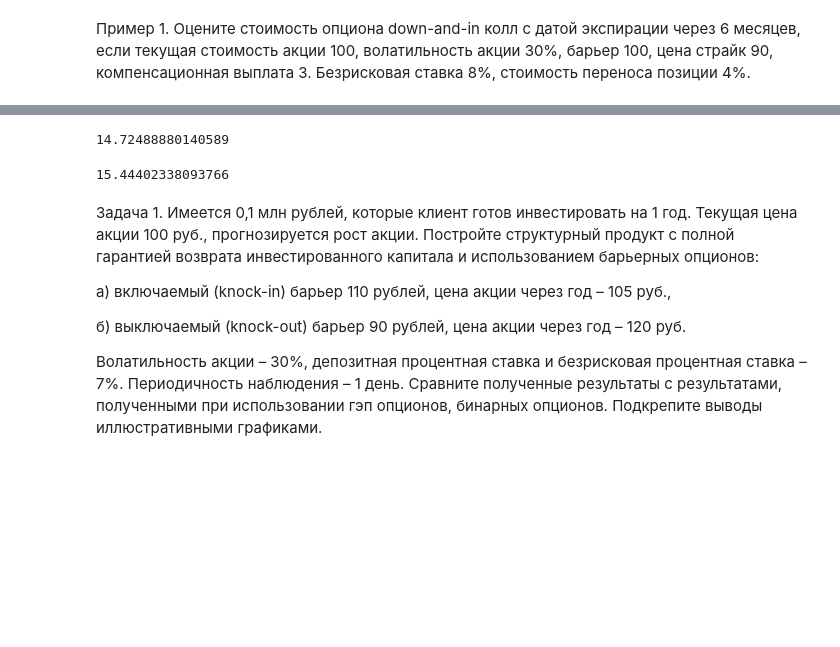
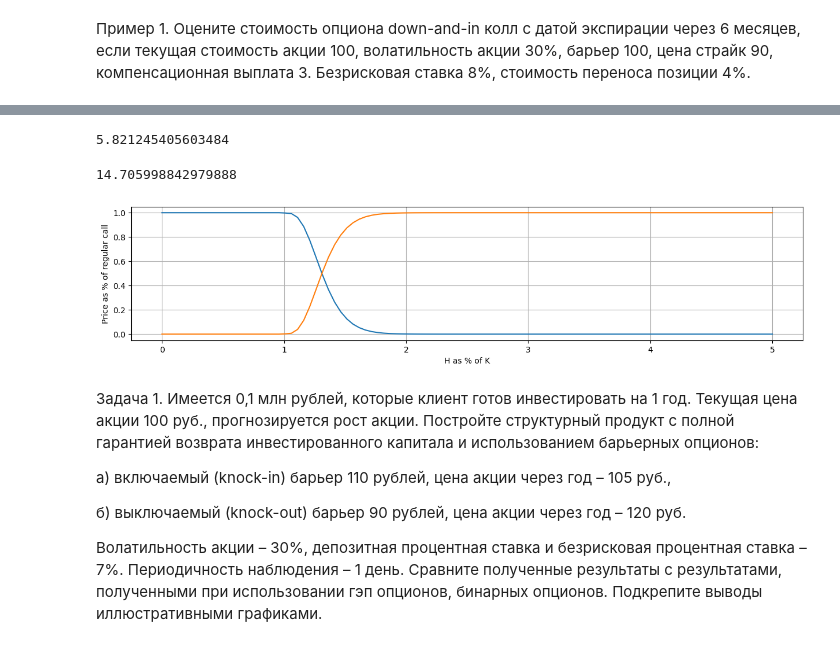
Before and after one commit to dmtrpolovnikov/structured_fin_products, a Jupyter notebook: lab_03.ipynb, the cells around one changed output, grey strips where cells are left out. Cells and saved outputs as stored; diff of their text form; code cells hidden in the pictures; blank space fills up the shorter version.

```diff
--- a/lab_03.ipynb
+++ b/lab_03.ipynb
@@ -181,6 +193,25 @@ def barrier_option(
     return option(S, H, K, R, T, r, b, q, sigma, eta, phi, barrier_type)
 # %% [markdown]
 В условиях примера 1 напишите универсальную функцию для оценки стоиимости 8 видов  барьерных опционов. Для проверки результатов использовать таблицу: ![image.png](embedded-picture-1)
+# %%
+S = 100
+R = 3
+T = 0.5
+r = 0.08
+b = 0.04
+
+K = 110
+H = 105
+sigma = 0.3
+q = r - b
+# %%
+barrier_options(S, H, K, R, T, r, q, sigma, option_type='put', barrier_type='ui')
+# %% [output]
+5.821245405603484
+# %%
+barrier_option(S, H, K, R, T, r, b, q, sigma, option_type='put', barrier_type='ui')
+# %% [output]
+14.705998842979888
 # %%
 def call(S, K, T, sigma, r, q):
     d1 = (np.log (S / K) + (r + sigma**2 / 2) * T) / (sigma * np.sqrt(T))
@@ -249,18 +333,17 @@ def barrier_call(S, K, H, T, R, sigma, r, q, b_type = 'ui'):
-# %%
-barrier_call(S, K, H, T, R, sigma, r, 0.04, 'ui')
-# %% [output]
-14.72488880140589
-# %%
-S, R, T, r, b = 100, 3, 0.5, 0.08, 0.04
-q = 0
-sigma = 0.3
-K, H = 90, 105
-
-option_type = 'call'
-barrier_type = 'di'
-barrier_option(S, H, K, R, T, r, b, q, sigma, option_type=option_type, barrier_type=barrier_type)
-# %% [output]
-15.44402338093766
+# %%
+Hs = np.linspace(0, 5* K, 100)
+call_ins = np.fromiter((barrier_options(S, h, K, R, T, r, q, sigma, option_type = 'call', barrier_type = 'ui') for h in Hs), dtype=np.float32)
+call_outs = np.fromiter((barrier_options(S, h, K, R, T, r, q, sigma, option_type = 'call', barrier_type = 'uo') for h in Hs), dtype=np.float32)
+calls = call(S, K, T, sigma, r, q)
+plt.figure(figsize=(15,3))
+plt.plot(Hs/K, call_ins/calls)
+plt.plot(Hs/K, call_outs/calls)
+plt.grid()
+plt.xlabel('H as % of K')
+plt.ylabel('Price as % of regular call')
+plt.show()
+# %% [output]
+[figure, added]
 # %% [markdown]
 Задача 1. Имеется 0,1 млн рублей, которые клиент готов инвестировать на 1 год. Текущая цена акции 100 руб., прогнозируется
 рост акции. Постройте структурный продукт с полной гарантией
```
Also changed, not shown: parts of 14 cells of this notebook.
